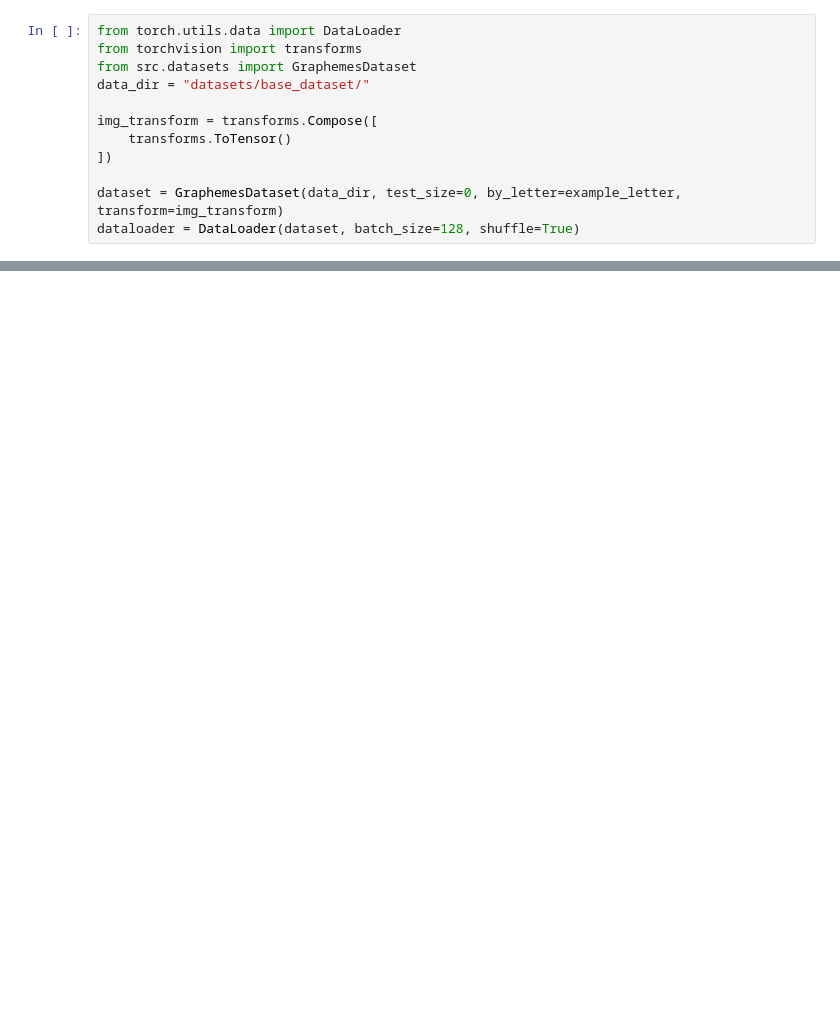
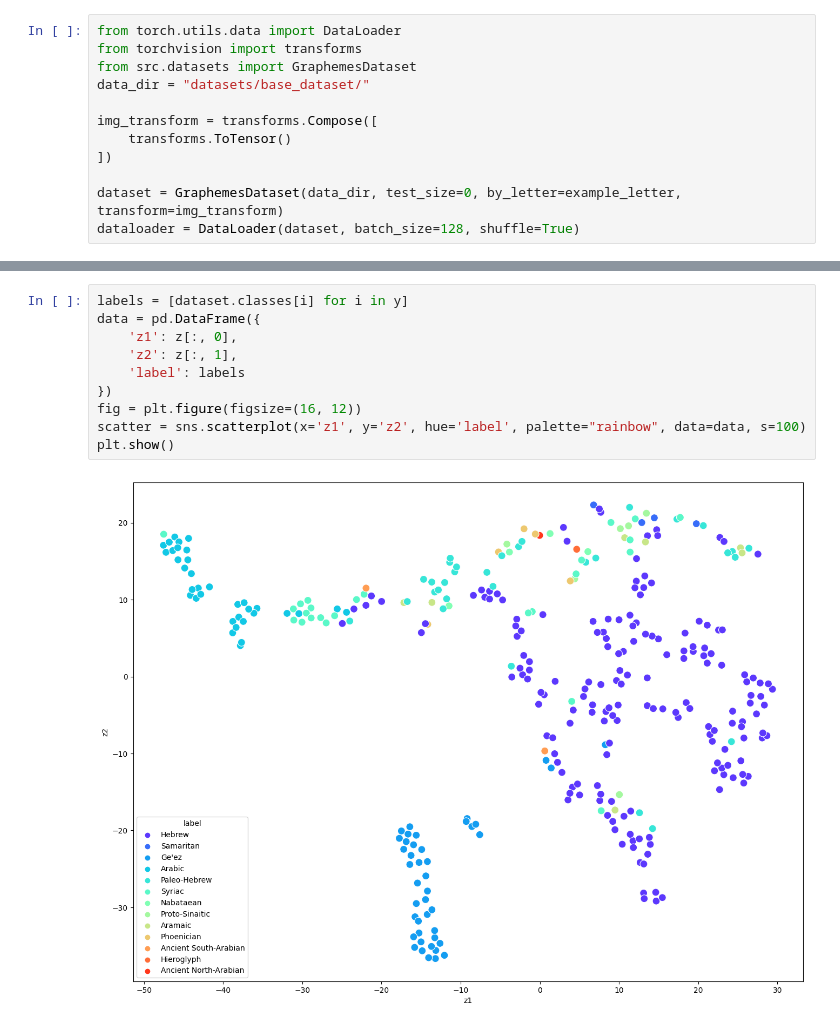
Before and after one commit to bensapirstein/DeepGraphemics, a Jupyter notebook: 6_model_evaluation.ipynb, the cells around one changed output, grey strips where cells are left out. Saved outputs shown, nothing was run; the diff lists cells and outputs as text; blank space fills up the shorter version.

```diff
--- a/6_model_evaluation.ipynb
+++ b/6_model_evaluation.ipynb
@@ -139,0 +143,12 @@ if example_config.latent_dims == 2:
+# %%
+labels = [dataset.classes[i] for i in y]
+data = pd.DataFrame({
+    'z1': z[:, 0],
+    'z2': z[:, 1],
+    'label': labels
+})
+fig = plt.figure(figsize=(16, 12))
+scatter = sns.scatterplot(x='z1', y='z2', hue='label', palette="rainbow", data=data, s=100)
+plt.show()
+# %% [output]
+[figure, added]
```
Also changed, not shown: parts of 16 cells of this notebook.
